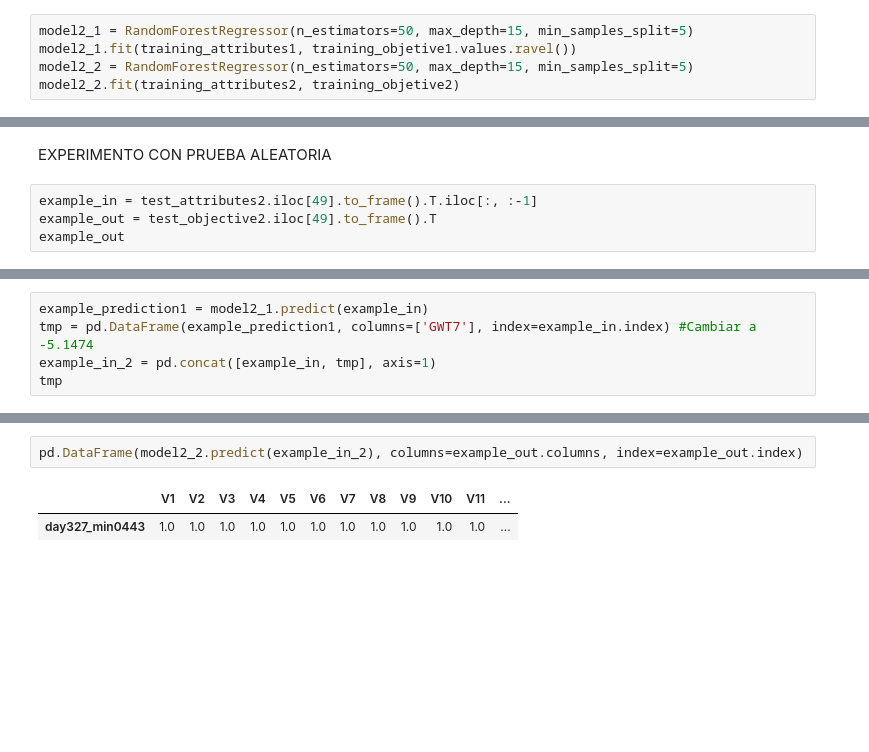
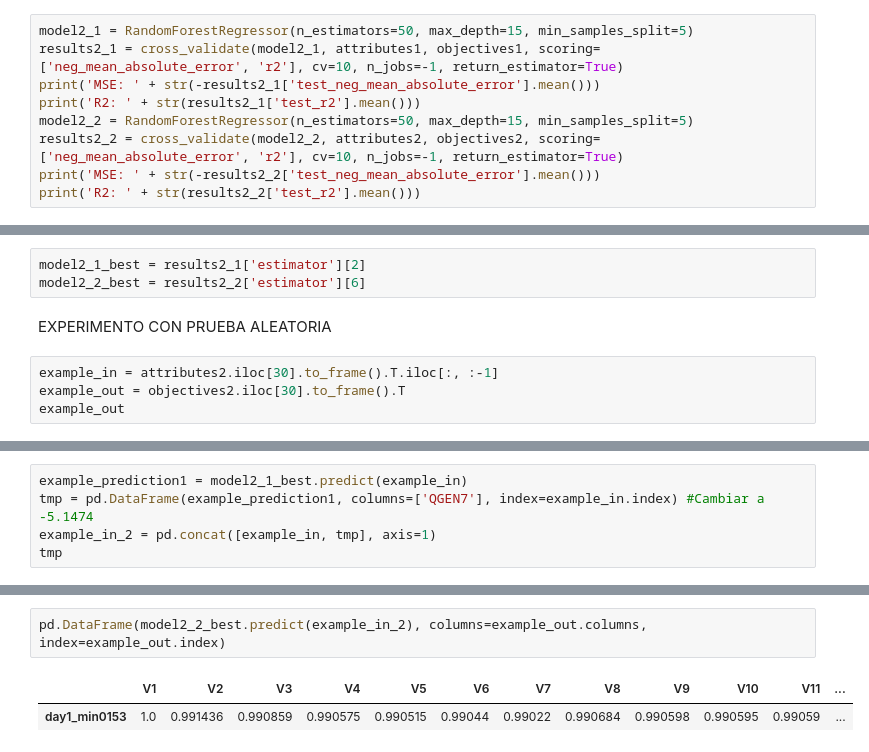
Before and after one commit to danilr16/TFG_Smart_Grids, a Jupyter notebook: Proyecto/entrenamiento/clean_dataset.ipynb, the cells around one changed output, grey strips where cells are left out. Drawn from its saved outputs; the diff is of its cells as text; blank space fills up the shorter version.

```diff
--- a/Proyecto/entrenamiento/clean_dataset.ipynb
+++ b/Proyecto/entrenamiento/clean_dataset.ipynb
@@ -117,6 +111,10 @@ objectives2 = data.iloc[:, 28:-1]
 # %%
 model2_1 = RandomForestRegressor(n_estimators=50, max_depth=15, min_samples_split=5)
-model2_1.fit(training_attributes1, training_objetive1.values.ravel())
+results2_1 = cross_validate(model2_1, attributes1, objectives1, scoring=['neg_mean_absolute_error', 'r2'], cv=10, n_jobs=-1, return_estimator=True)
+print('MSE: ' + str(-results2_1['test_neg_mean_absolute_error'].mean()))
+print('R2: ' + str(results2_1['test_r2'].mean()))
 model2_2 = RandomForestRegressor(n_estimators=50, max_depth=15, min_samples_split=5)
-model2_2.fit(training_attributes2, training_objetive2)
+results2_2 = cross_validate(model2_2, attributes2, objectives2, scoring=['neg_mean_absolute_error', 'r2'], cv=10, n_jobs=-1, return_estimator=True)
+print('MSE: ' + str(-results2_2['test_neg_mean_absolute_error'].mean()))
+print('R2: ' + str(results2_2['test_r2'].mean()))
 # %% [output]
@@ -144,8 +125,11 @@ R^2: 0.9995399477741629
+# %%
+model2_1_best = results2_1['estimator'][2]
+model2_2_best = results2_2['estimator'][6]
 # %% [markdown]
 EXPERIMENTO CON PRUEBA ALEATORIA
 # %%
-example_in = test_attributes2.iloc[49].to_frame().T.iloc[:, :-1]
-example_out = test_objective2.iloc[49].to_frame().T
+example_in = attributes2.iloc[30].to_frame().T.iloc[:, :-1]
+example_out = objectives2.iloc[30].to_frame().T
 example_out
 # %% [output]
 |  | V1 | V2 | V3 | V4 | V5 | V6 | V7 | V8 | V9 | V10 | V11 | ... |
@@ -158,6 +142,6 @@ test_attributes2.iloc[49].to_frame().T.iloc[:, -1:]
 # %%
-example_prediction1 = model2_1.predict(example_in)
-tmp = pd.DataFrame(example_prediction1, columns=['GWT7'], index=example_in.index) #Cambiar a -5.1474
+example_prediction1 = model2_1_best.predict(example_in)
+tmp = pd.DataFrame(example_prediction1, columns=['QGEN7'], index=example_in.index) #Cambiar a -5.1474
 example_in_2 = pd.concat([example_in, tmp], axis=1)
 tmp
 # %% [output]
@@ -166,5 +150,5 @@ tmp
 # %%
-pd.DataFrame(model2_2.predict(example_in_2), columns=example_out.columns, index=example_out.index)
+pd.DataFrame(model2_2_best.predict(example_in_2), columns=example_out.columns, index=example_out.index)
 # %% [output]
 |  | V1 | V2 | V3 | V4 | V5 | V6 | V7 | V8 | V9 | V10 | V11 | ... |
-| day327_min0443 | 1.0 | 1.0 | 1.0 | 1.0 | 1.0 | 1.0 | 1.0 | 1.0 | 1.0 | 1.0 | 1.0 | ... |
+| day1_min0153 | 1.0 | 0.991436 | 0.990859 | 0.990575 | 0.990515 | 0.99044 | 0.99022 | 0.990684 | 0.990598 | 0.990595 | 0.99059 | ... |
```
Also changed, not shown: parts of 19 cells of this notebook, 2 other files.
